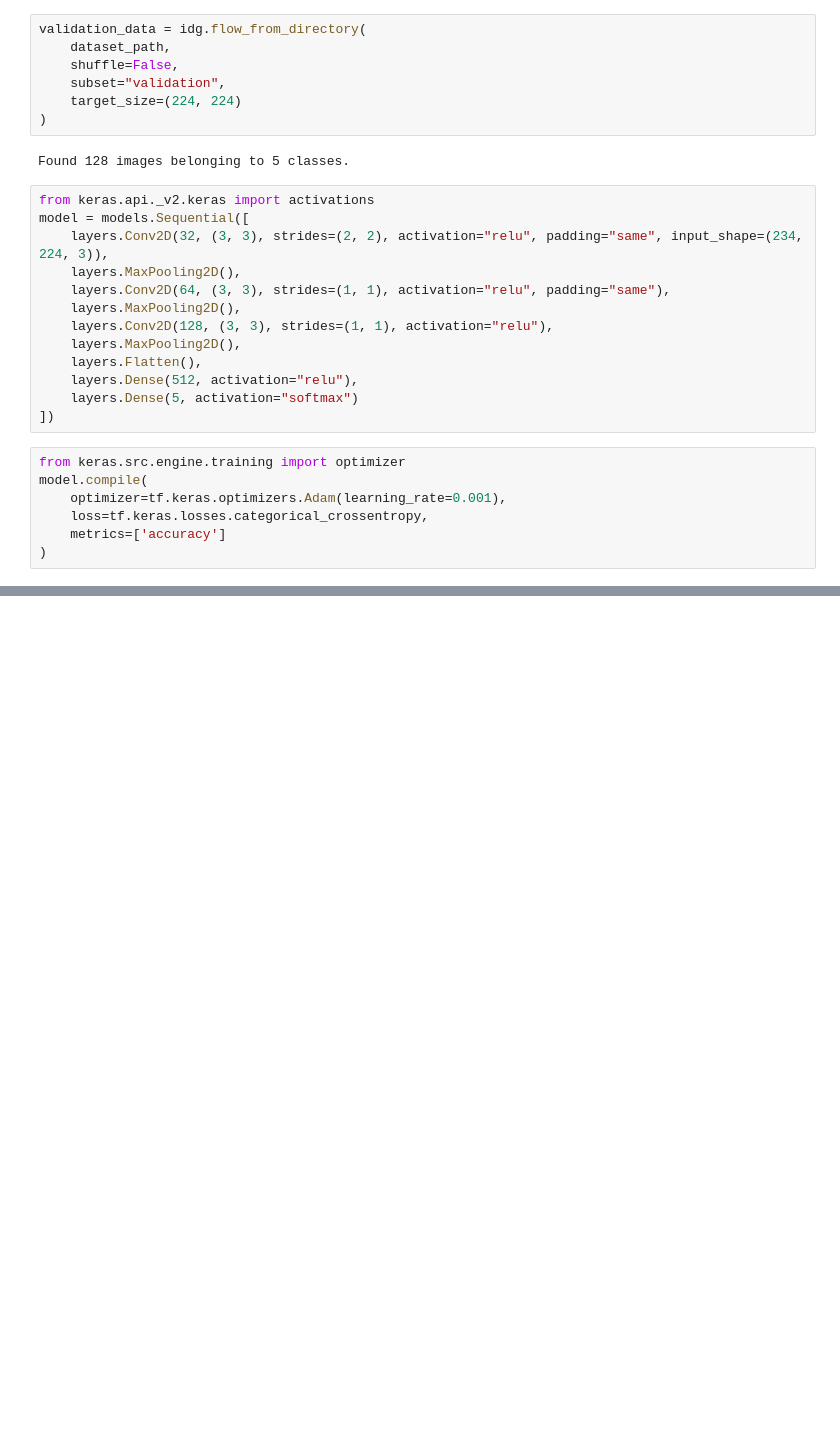
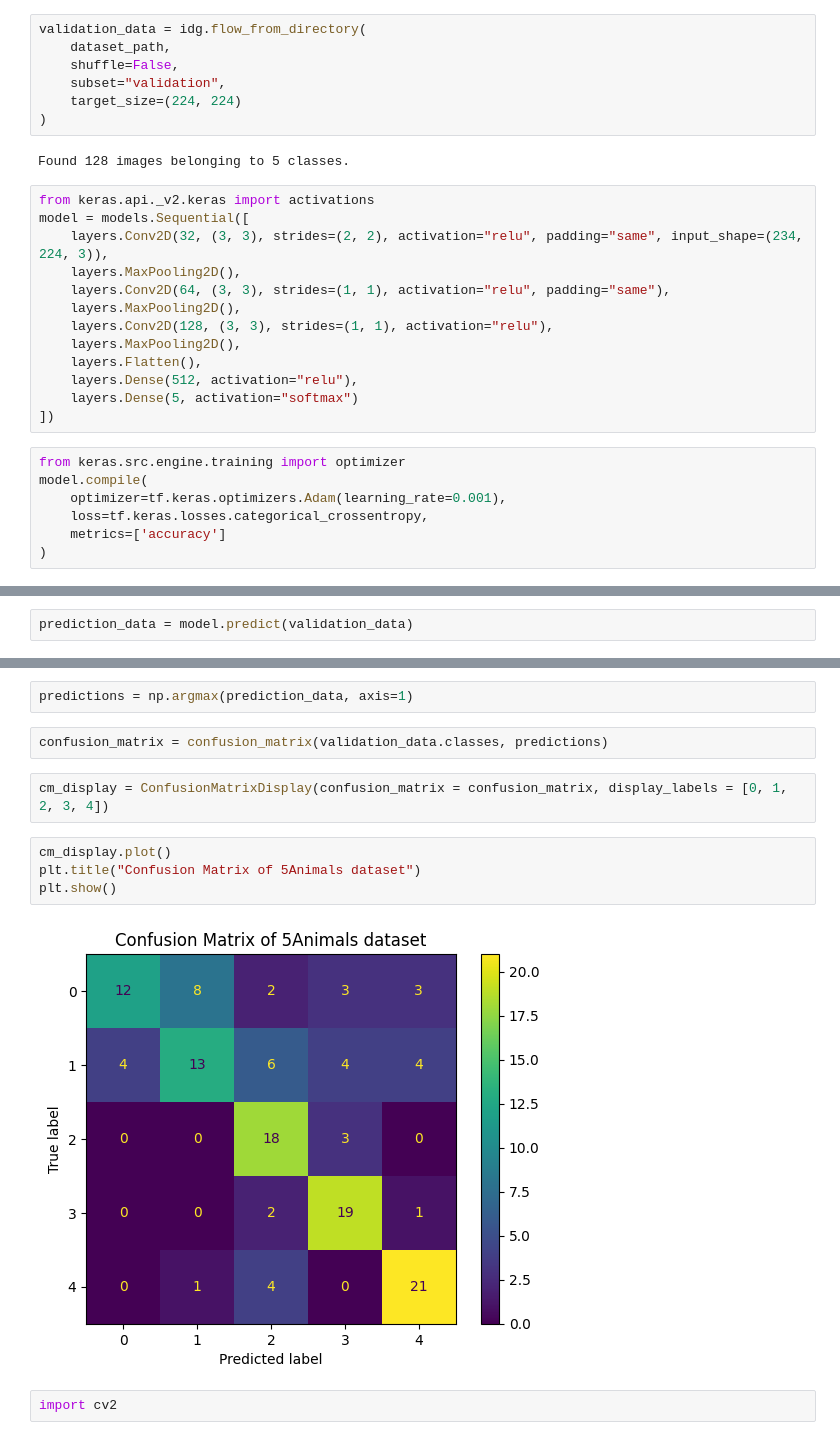
Before and after one commit to maryamsaeedi17/DeepLearning3, a Jupyter notebook: 5animals.ipynb, the cells around one changed output, grey strips where cells are left out. Saved outputs shown, nothing was run; the diff lists cells and outputs as text; blank space fills up the shorter version.

```diff
--- a/5animals.ipynb
+++ b/5animals.ipynb
@@ -87,0 +97,2 @@ plt.show()
+# %%
+prediction_data = model.predict(validation_data)
@@ -87,0 +101,14 @@ plt.show()
+# %%
+predictions = np.argmax(prediction_data, axis=1)
+# %%
+confusion_matrix = confusion_matrix(validation_data.classes, predictions)
+# %%
+cm_display = ConfusionMatrixDisplay(confusion_matrix = confusion_matrix, display_labels = [0, 1, 2, 3, 4])
+# %%
+cm_display.plot()
+plt.title("Confusion Matrix of 5Animals dataset")
+plt.show()
+# %% [output]
+[figure, added]
+# %%
+import cv2
```
Also changed, not shown: parts of 11 cells of this notebook, 2 other files.
